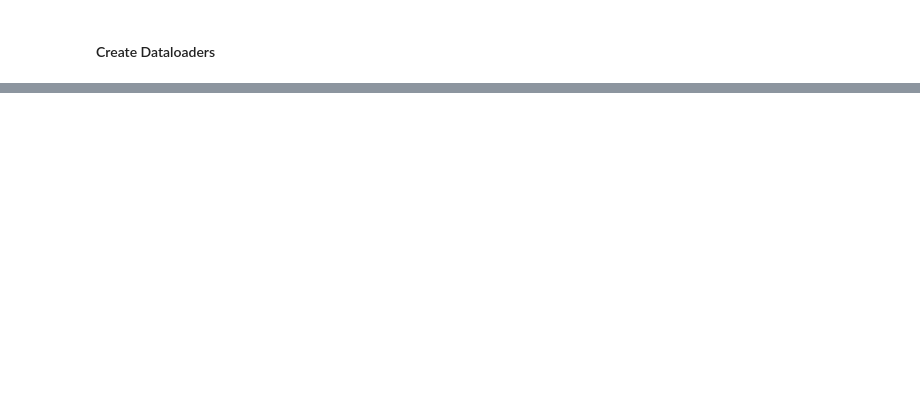
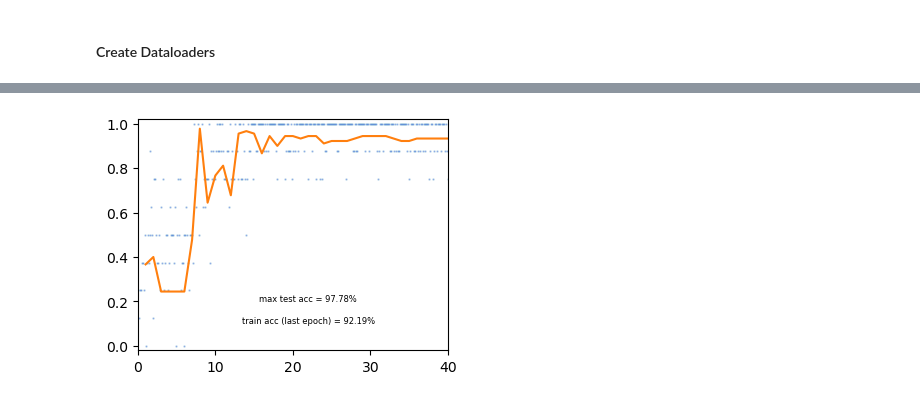
Before and after one commit to bmnsmets/semitorch, a Jupyter notebook: experiments/article-fullyconnected.ipynb, the cells around one changed output, grey strips where cells are left out. Drawn from its saved outputs; the diff is of its cells as text; code cells hidden in the pictures; blank space fills up the shorter version.

Commit message:
added logplus and fc experiments

```diff
--- a/experiments/article-fullyconnected.ipynb
+++ b/experiments/article-fullyconnected.ipynb
@@ -240,14 +281,14 @@ class LinearReLU(nn.Module):
         return self.head(y)
 
     def get_optimizer_and_scheduler(self, epochs: int, steps_per_epoch: int):
-        optimizer = torch.optim.AdamW(self.parameters(), lr=2e-2, weight_decay=0.01)
+        optimizer = torch.optim.AdamW(self.parameters(), lr=4e-2, weight_decay=0.01)
         scheduler = torch.optim.lr_scheduler.OneCycleLR(
             optimizer,
-            max_lr=2e-2,
+            max_lr=4e-2,
             anneal_strategy="linear",
             pct_start=0.3,
             three_phase=True,
-            final_div_factor=1000.0,
+            final_div_factor=500.0,
             div_factor=10.0,
             steps_per_epoch=steps_per_epoch,
             epochs=epochs,
@@ -341,8 +382,3 @@ def tropcial_optimizer_and_scheduler(
     optimizer = MultiOptimizer(opt1, opt2)
     scheduler = MultiLRScheduler(sch1, sch2)
     return optimizer, scheduler
-# %%
-m = LinearMinPlus(8,3)
-print(count_parameters(m))
-m2 = LinearReLU(8,3)
-print(count_parameters(m2))
@@ -351,0 +503,74 @@ print(count_parameters(m2))
+# %%
+iris_model_width = 4 # must be even for the number of parameters to match
+
+iris_linear_relu = LinearReLU(
+    iris_num_features, iris_num_classes, width=iris_model_width
+)
+iris_linear_relu.tag = "iris_linear_relu"
+
+iris_linear_maxplus = LinearMaxPlus(
+    iris_num_features, iris_num_classes, width=iris_model_width
+)
+iris_linear_maxplus.tag = "iris_linear_maxplus"
+
+iris_linear_minplus = LinearMinPlus(
+    iris_num_features, iris_num_classes, width=iris_model_width
+)
+iris_linear_minplus.tag = "iris_linear_minplus"
+
+iris_linear_logplus_m10 = LinearLogPlus(
+    iris_num_features, iris_num_classes, width=iris_model_width, mu=-10
+)
+iris_linear_logplus_m10.tag = "iris_linear_logplus_m10"
+
+iris_linear_logplus_m1 = LinearLogPlus(
+    iris_num_features, iris_num_classes, width=iris_model_width, mu=-1
+)
+iris_linear_logplus_m1.tag = "iris_linear_logplust_m1"
+
+iris_linear_logplus_p1 = LinearLogPlus(
+    iris_num_features, iris_num_classes, width=iris_model_width, mu=1
+)
+iris_linear_logplus_p1.tag = "iris_linear_logplust_p1"
+
+iris_linear_logplus_p10 = LinearLogPlus(
+    iris_num_features, iris_num_classes, width=iris_model_width, mu=10
+)
+iris_linear_logplus_p10.tag = "iris_linear_logplust_p10"
+
+iris_models = [
+    iris_linear_relu,
+    iris_linear_maxplus,
+    iris_linear_minplus,
+    iris_linear_logplus_m10,
+    iris_linear_logplus_m1,
+    iris_linear_logplus_p1,
+    iris_linear_logplus_p10,
+]
+
+iris_models = [m.to(device) for m in iris_models]
+
+loss = nn.CrossEntropyLoss()
+epochs = 40
+
+iris_train100accs = []
+iris_testaccs = []
+for im, m in enumerate(iris_models):
+    optimizer, scheduler = m.get_optimizer_and_scheduler(epochs, len(iris_train_loader))
+    print(f"\n\nmodel = {m.tag}:")
+    train100acc, testacc = train(
+        m,
+        device,
+        iris_train_loader,
+        iris_test_loader,
+        optimizer,
+        scheduler,
+        loss,
+        epochs
+    )
+    iris_train100accs.append(train100acc)
+    iris_testaccs.append(testacc)
+
+print(f"train accuracies (last epoch): {iris_train100accs}")
+print(f"test accuracies: {iris_testaccs}")
+# %% [output]
@@ -351,0 +578 @@ print(count_parameters(m2))
+[figure, added]
```
Also changed, not shown: parts of 17 cells of this notebook, 2 other files.
